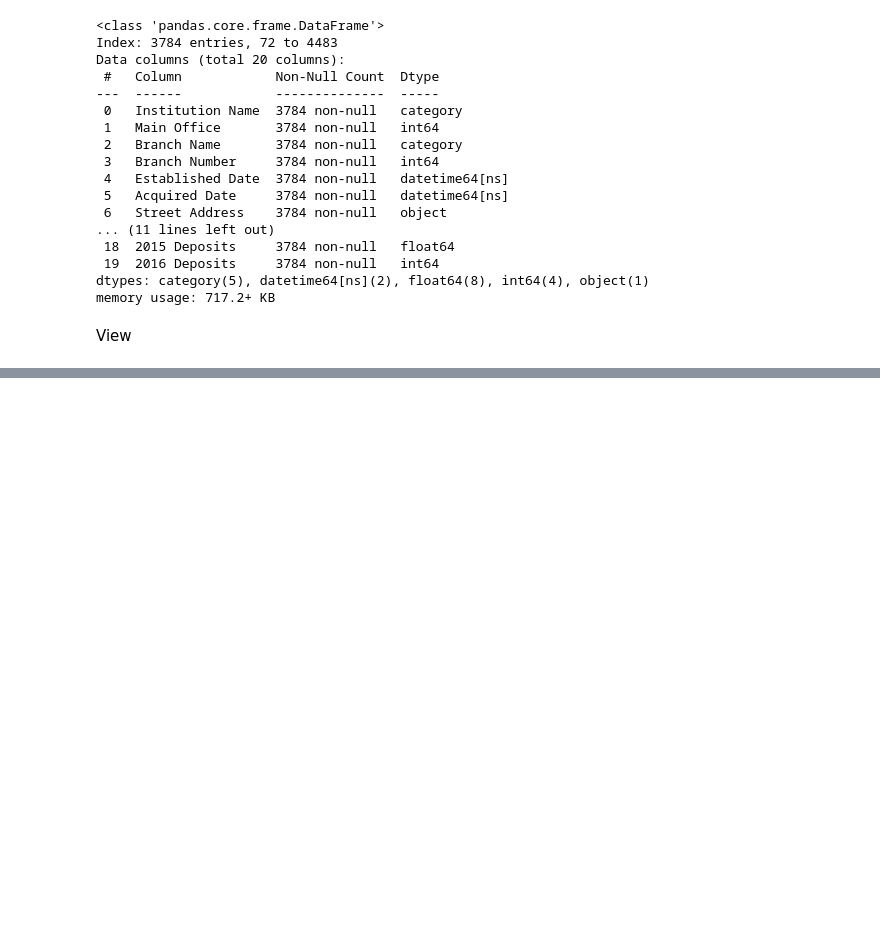
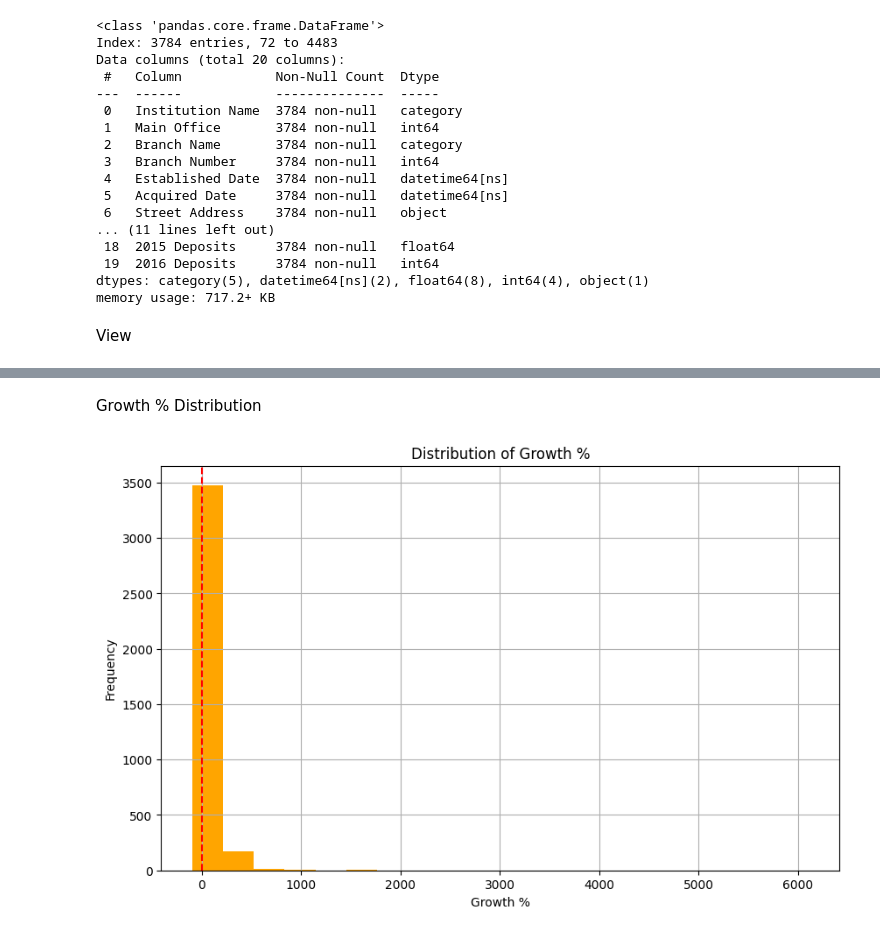
Before and after one commit to KeigoDev/Python-Cleaning-Visualization-JPChase, a Jupyter notebook: Data Cleaning.ipynb, the cells around one changed output, grey strips where cells are left out. Saved outputs shown, nothing was run; the diff lists cells and outputs as text; code cells hidden in the pictures; blank space fills up the shorter version.

```diff
--- a/Data Cleaning.ipynb
+++ b/Data Cleaning.ipynb
@@ -119,0 +132,6 @@ View
+# %%
+#Years Since Acquisition (from Acquired Date)
+Chase['Years_Since_Acquisition'] = 2016 - Chase['Acquired Date'].dt.year
+#Hindle Nulls
+Chase['Years_Since_Acquisition'] = Chase['Years_Since_Acquisition'].fillna(0)
+Chase.head()
@@ -119,0 +312,11 @@ View
+# %% [markdown]
+Growth % Distribution
+# %%
+Chase["Growth_%"].plot(kind='hist', bins=20, figsize=(10,6), title='Distribution of Growth %', color='Orange')
+plt.xlabel('Growth %')
+plt.ylabel('Frequency')
+plt.axvline(x=0, color='red', linestyle='--')  # Add a vertical line at 0% growth
+plt.grid()
+plt.show()
+# %% [output]
+[figure, added]
```
Also changed, not shown: parts of 21 cells of this notebook.
